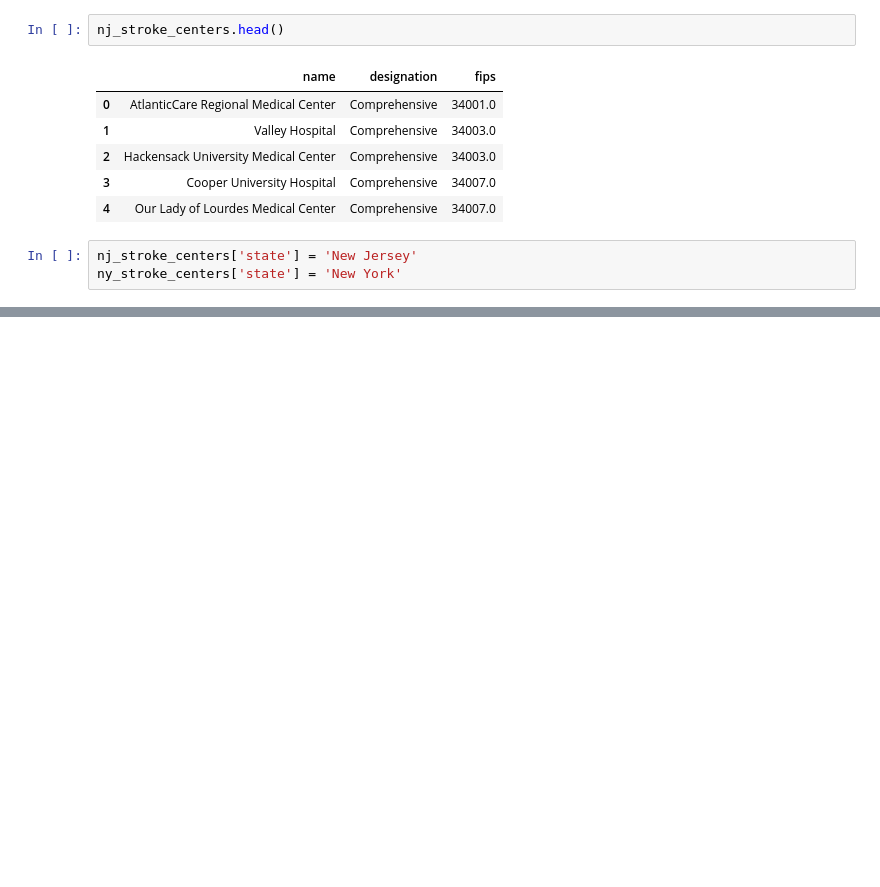
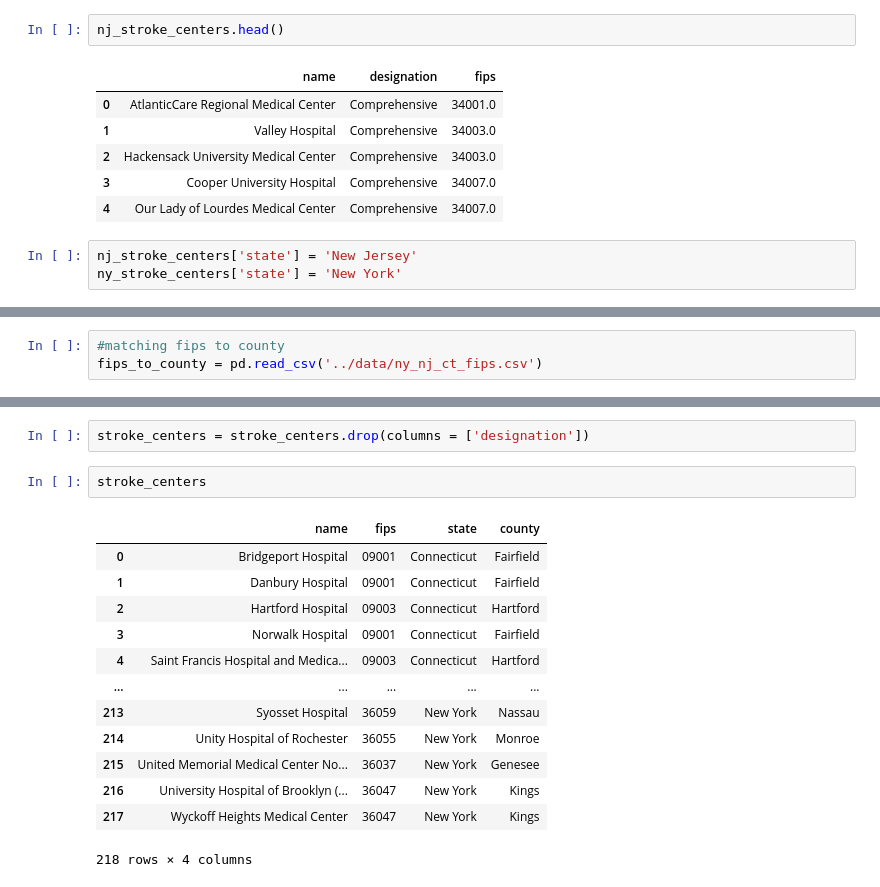
Before and after one commit to palism1/stroke-burden-index, a Jupyter notebook: data/scai_data/stroke_centers_per_100k.ipynb, the cells around one changed output, grey strips where cells are left out. Saved outputs shown, nothing was run; the diff lists cells and outputs as text; blank space fills up the shorter version.

```diff
--- a/notebooks/stroke_centers_per_100k.ipynb
+++ b/data/scai_data/stroke_centers_per_100k.ipynb
@@ -453,3 +453,6 @@ stroke_centers
 | 120 | University Hospital of Brooklyn (... | Primary Stroke Center | 36047 | New York |
 | 121 | Wyckoff Heights Medical Center | Primary Stroke Center | 36047 | New York |
 218 rows × 4 columns
+# %%
+#matching fips to county
+fips_to_county = pd.read_csv('../data/ny_nj_ct_fips.csv')
@@ -455,0 +507,18 @@ stroke_centers
+# %%
+stroke_centers = stroke_centers.drop(columns = ['designation'])
+# %%
+stroke_centers
+# %% [output]
+|  | name | fips | state | county |
+| 0 | Bridgeport Hospital | 09001 | Connecticut | Fairfield |
+| 1 | Danbury Hospital | 09001 | Connecticut | Fairfield |
+| 2 | Hartford Hospital | 09003 | Connecticut | Hartford |
+| 3 | Norwalk Hospital | 09001 | Connecticut | Fairfield |
+| 4 | Saint Francis Hospital and Medica... | 09003 | Connecticut | Hartford |
+| ... | ... | ... | ... | ... |
+| 213 | Syosset Hospital | 36059 | New York | Nassau |
+| 214 | Unity Hospital of Rochester | 36055 | New York | Monroe |
+| 215 | United Memorial Medical Center No... | 36037 | New York | Genesee |
+| 216 | University Hospital of Brooklyn (... | 36047 | New York | Kings |
+| 217 | Wyckoff Heights Medical Center | 36047 | New York | Kings |
+218 rows × 4 columns
```
Also changed, not shown: parts of 18 cells of this notebook, 2 other files.
